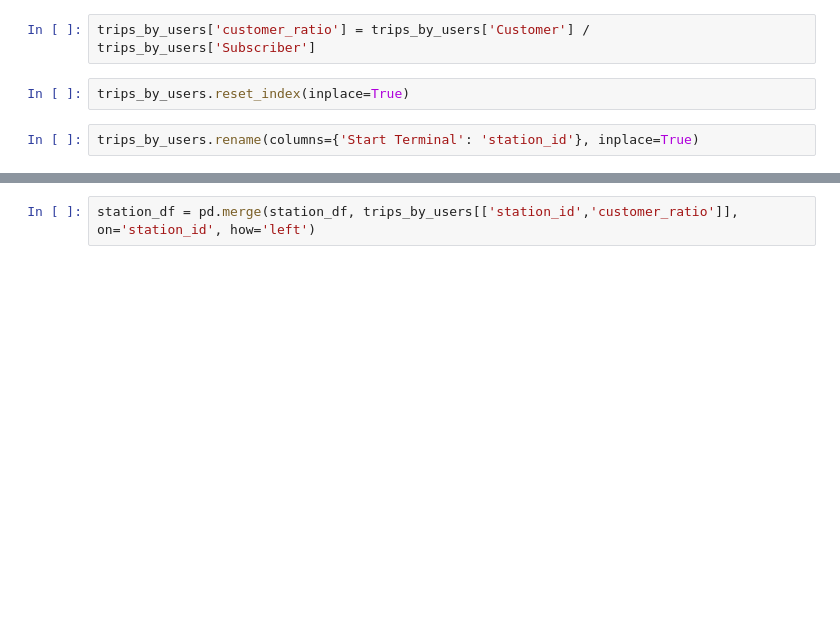
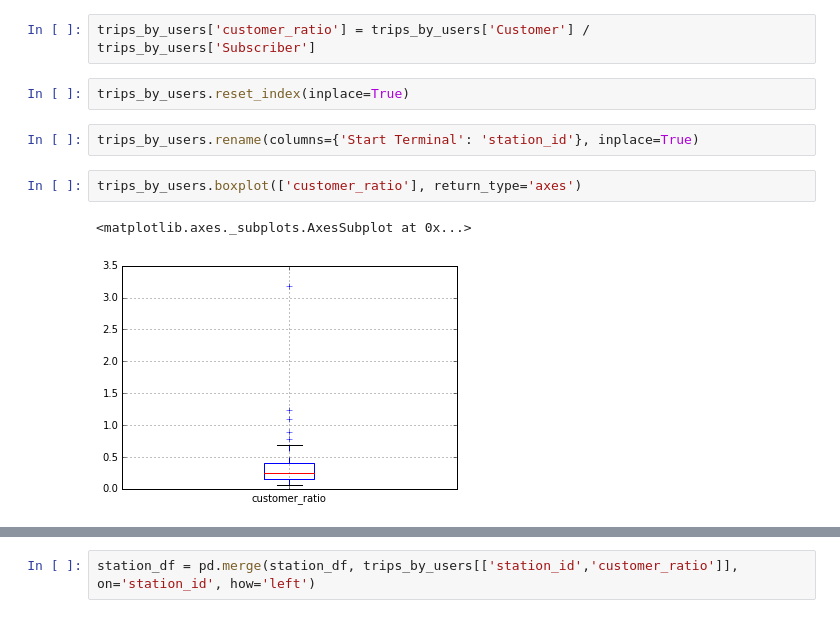
Before and after one commit to seszter/babs, a Jupyter notebook: Data preprocessing.ipynb, the cells around one changed output, grey strips where cells are left out. Saved outputs shown, nothing was run; the diff lists cells and outputs as text; blank space fills up the shorter version.

```diff
--- a/Data preprocessing.ipynb
+++ b/Data preprocessing.ipynb
@@ -303,3 +300,8 @@ trips_by_users['customer_ratio'] = trips_by_users['Customer'] / trips_by_users['
 trips_by_users.reset_index(inplace=True)
 # %%
 trips_by_users.rename(columns={'Start Terminal': 'station_id'}, inplace=True)
+# %%
+trips_by_users.boxplot(['customer_ratio'], return_type='axes')
+# %% [output]
+<matplotlib.axes._subplots.AxesSubplot at 0x...>
+[figure, added]
```
Also changed, not shown: parts of 5 cells of this notebook, 2 other files.
